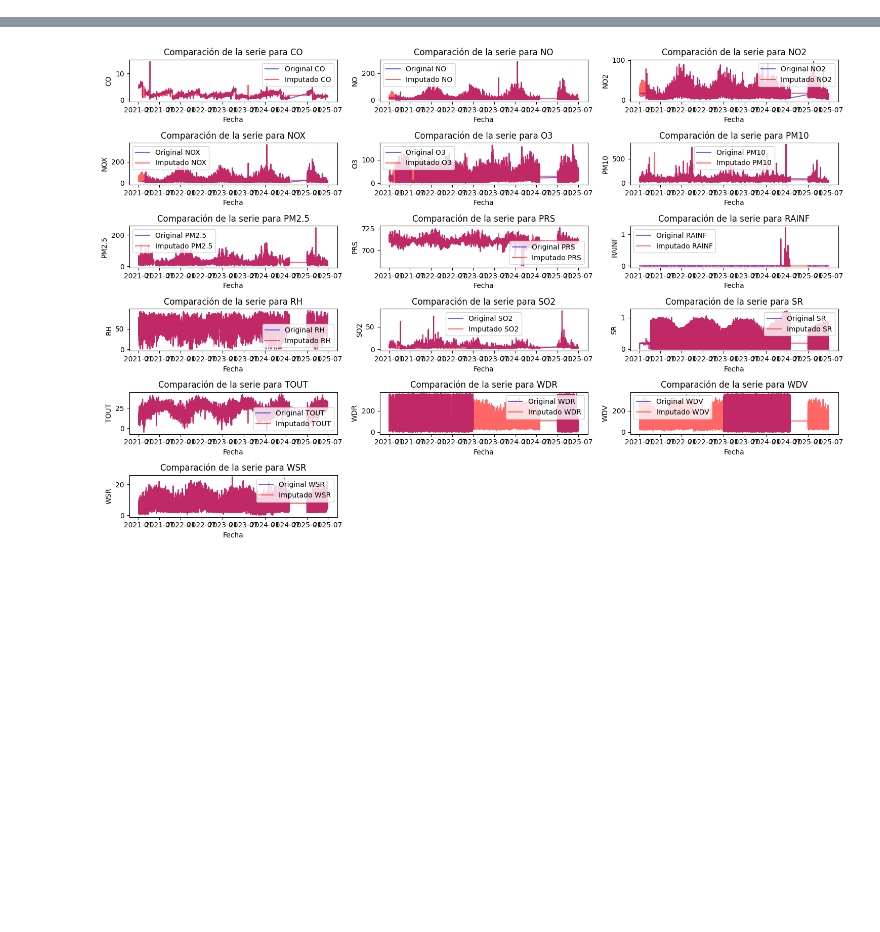
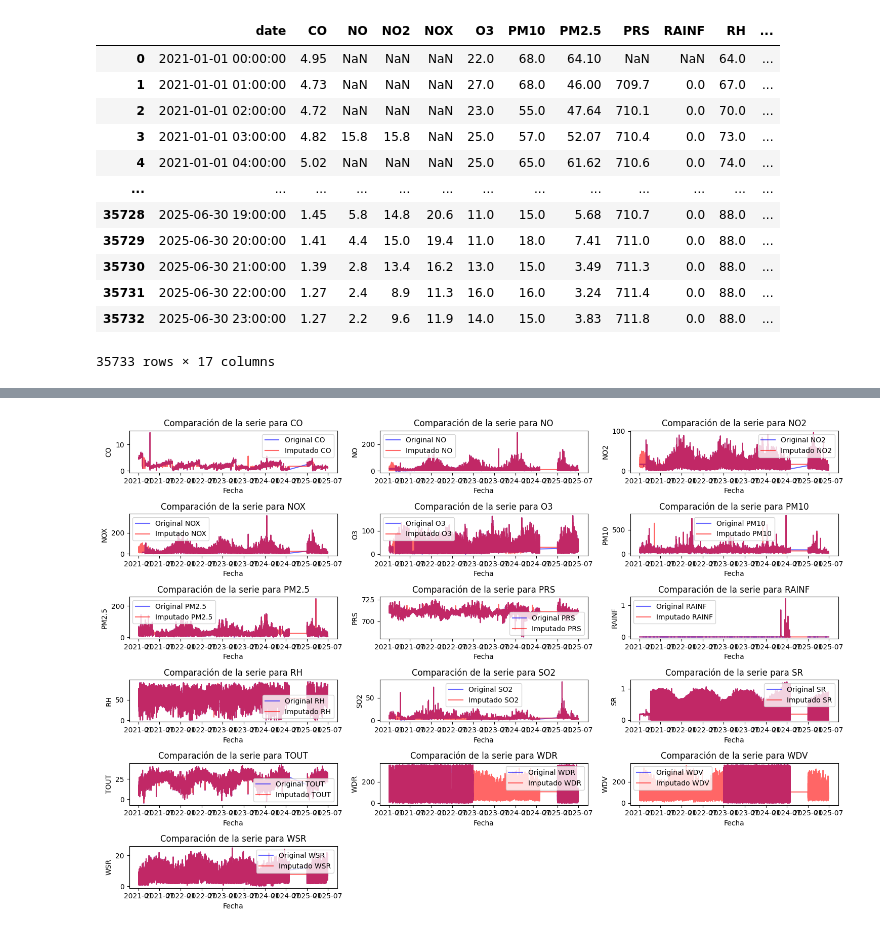
Before and after one commit to marielalvarez/Analisis-de-Calidad-de-Aire, a Jupyter notebook: ETAPA2/centro/CENTRO_IMPUTAR.ipynb, the cells around one changed output, grey strips where cells are left out. Drawn from its saved outputs; the diff is of its cells as text; code cells hidden in the pictures; blank space fills up the shorter version.

```diff
--- a/ETAPA2/centro/CENTRO_IMPUTAR.ipynb
+++ b/ETAPA2/centro/CENTRO_IMPUTAR.ipynb
@@ -19,3 +40,19 @@ Index(['date', 'CO', 'NO', 'NO2', 'NOX', 'O3', 'PM10', 'PM2.5', 'PRS', 'RAINF',
+# %%
+df
+# %% [output]
+|  | date | CO | NO | NO2 | NOX | O3 | PM10 | PM2.5 | PRS | RAINF | RH | ... |
+| 0 | 2021-01-01 00:00:00 | 4.95 | NaN | NaN | NaN | 22.0 | 68.0 | 64.10 | NaN | NaN | 64.0 | ... |
+| 1 | 2021-01-01 01:00:00 | 4.73 | NaN | NaN | NaN | 27.0 | 68.0 | 46.00 | 709.7 | 0.0 | 67.0 | ... |
+| 2 | 2021-01-01 02:00:00 | 4.72 | NaN | NaN | NaN | 23.0 | 55.0 | 47.64 | 710.1 | 0.0 | 70.0 | ... |
+| 3 | 2021-01-01 03:00:00 | 4.82 | 15.8 | 15.8 | NaN | 25.0 | 57.0 | 52.07 | 710.4 | 0.0 | 73.0 | ... |
+| 4 | 2021-01-01 04:00:00 | 5.02 | NaN | NaN | NaN | 25.0 | 65.0 | 61.62 | 710.6 | 0.0 | 74.0 | ... |
+| ... | ... | ... | ... | ... | ... | ... | ... | ... | ... | ... | ... | ... |
+| 35728 | 2025-06-30 19:00:00 | 1.45 | 5.8 | 14.8 | 20.6 | 11.0 | 15.0 | 5.68 | 710.7 | 0.0 | 88.0 | ... |
+| 35729 | 2025-06-30 20:00:00 | 1.41 | 4.4 | 15.0 | 19.4 | 11.0 | 18.0 | 7.41 | 711.0 | 0.0 | 88.0 | ... |
+| 35730 | 2025-06-30 21:00:00 | 1.39 | 2.8 | 13.4 | 16.2 | 13.0 | 15.0 | 3.49 | 711.3 | 0.0 | 88.0 | ... |
+| 35731 | 2025-06-30 22:00:00 | 1.27 | 2.4 | 8.9 | 11.3 | 16.0 | 16.0 | 3.24 | 711.4 | 0.0 | 88.0 | ... |
+| 35732 | 2025-06-30 23:00:00 | 1.27 | 2.2 | 9.6 | 11.9 | 14.0 | 15.0 | 3.83 | 711.8 | 0.0 | 88.0 | ... |
+35733 rows × 17 columns
 # %%
 import sys
 sys.path.append('..')
```
Also changed, not shown: parts of 4 cells of this notebook, 19 other files.
